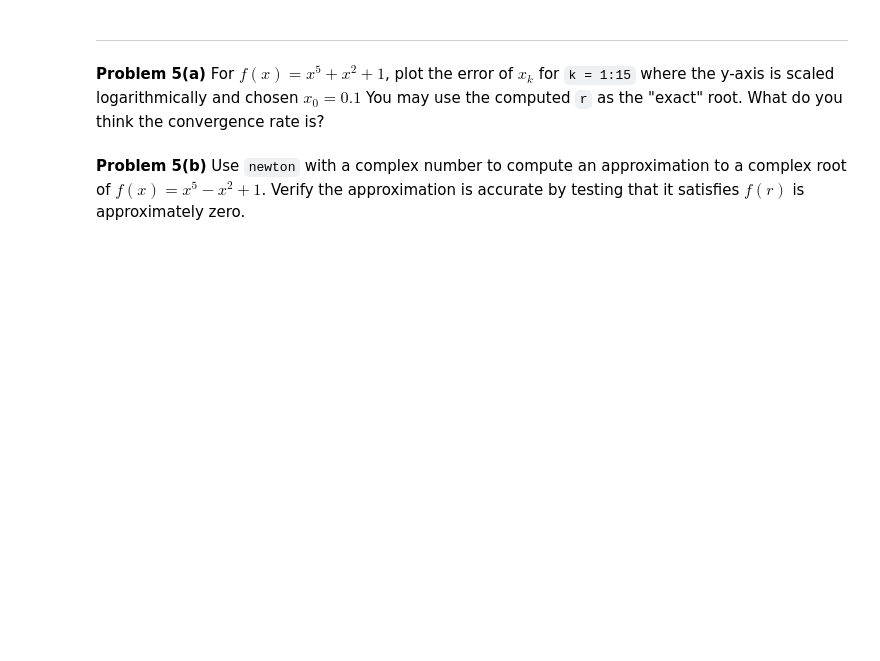
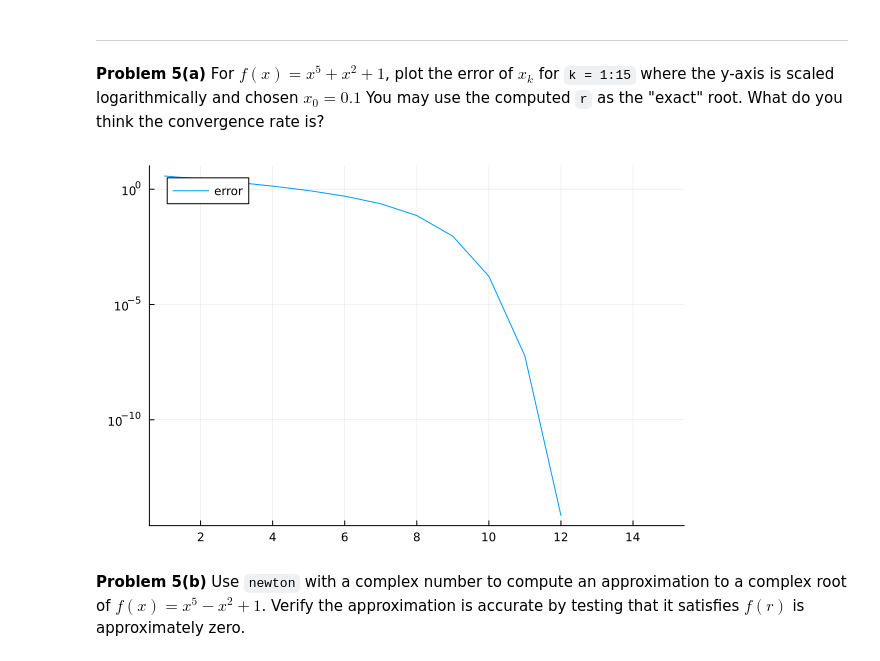
Before and after one commit to lovelife383/MATH50003NumericalAnalysis, a Jupyter notebook: labs/lab2.ipynb, the cells around one changed output. Saved outputs shown, nothing was run; the diff lists cells and outputs as text; code cells hidden in the pictures; blank space fills up the shorter version.

```diff
--- a/labs/lab2.ipynb
+++ b/labs/lab2.ipynb
@@ -543,7 +543,10 @@ f(r)
 y-axis is scaled logarithmically and chosen $x_0 = 0.1$ You may
 use the computed `r` as the "exact" root. What do you think the convergence rate is?
 # %%
-# TODO: compute and plot the error of `newton(f, 0.1, k)` for `k = 1:15`
+errors = [nanabs(newton(f, 0.1, k) - r) for k = 1:15]
+plot(1:15, errors; yscale=:log10, label="error")
+# %% [output]
+[figure, added]
 # %% [markdown]
 **Problem 5(b)** Use `newton` with a complex number to compute
 an approximation to a complex root of $f(x) = x^5 - x^2 + 1$.
```
